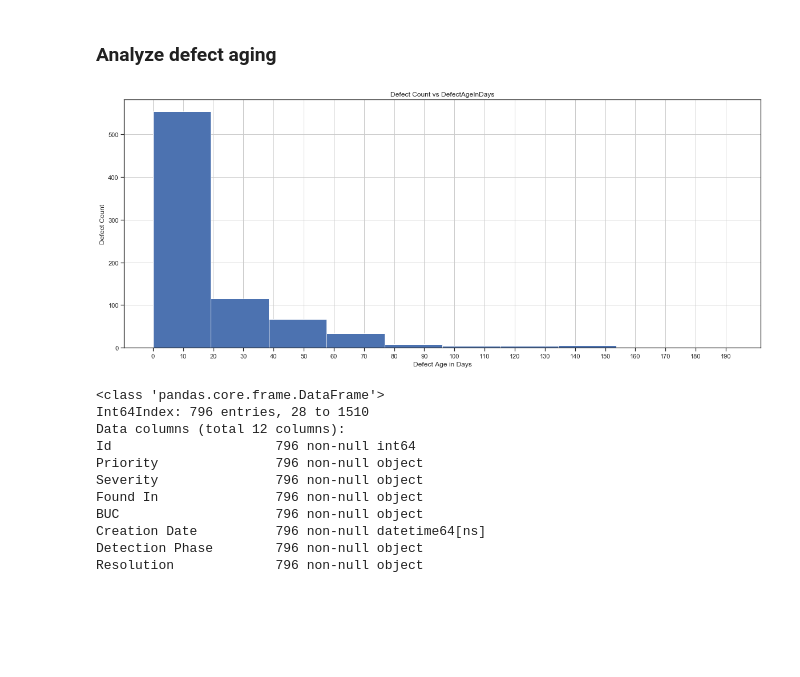
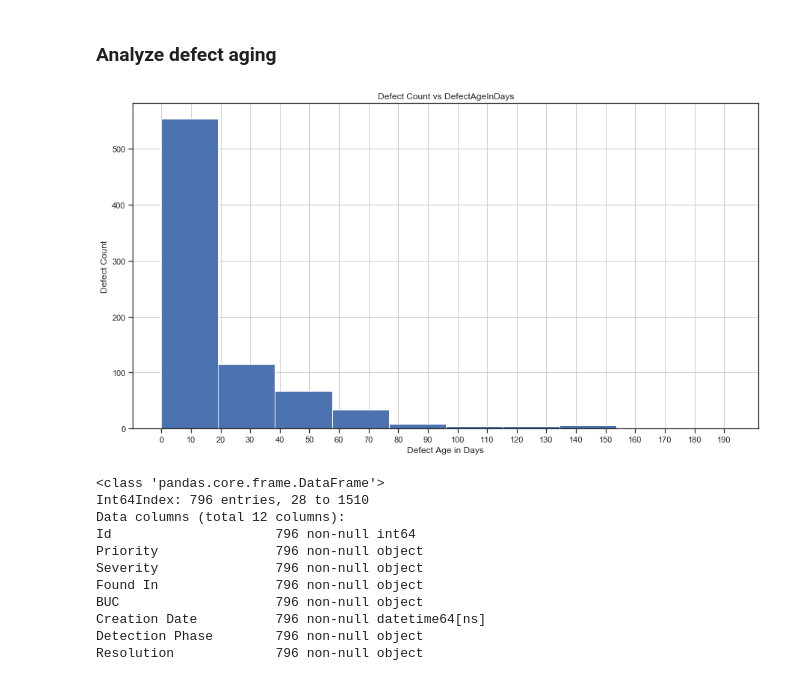
Before and after one commit to kgopal1982/AnalyticsProjects, a Jupyter notebook: Eric/Defects/DefectsAnalysisAMXPeru_v2.ipynb, the cells around one changed output. Drawn from its saved outputs; the diff is of its cells as text; code cells hidden in the pictures; blank space fills up the shorter version.

```diff
--- a/Eric/Defects/DefectsAnalysisAMXPeru_v2.ipynb
+++ b/Eric/Defects/DefectsAnalysisAMXPeru_v2.ipynb
@@ -868,16 +870,16 @@ import seaborn as sns
 # %%
 #check defectAging distribution
 #sns.set(style = 'ticks', color_codes=True)
 #defects_hist = sns.FacetGrid(df_tcrm)
 #defects_hist.map(plt.hist, 'DefectAgeInDays', bins = 20)
-df_tcrm.hist(column = 'DefectAgeInDays', bins = 10, figsize = (20,8))
+df_tcrm.hist(column = 'DefectAgeInDays', bins = 10, figsize = (15,8))
 plt.xticks(np.arange(0, 192, 10))
 plt.xlabel("Defect Age in Days")
 plt.ylabel("Defect Count")
 plt.title("Defect Count vs DefectAgeInDays")
 plt.show();
 # %% [output]
-[figure, old version]
+[figure, new version]
 # %%
 df_tcrm.info()
 # %% [output]
```
Also changed, not shown: parts of 23 cells of this notebook.
